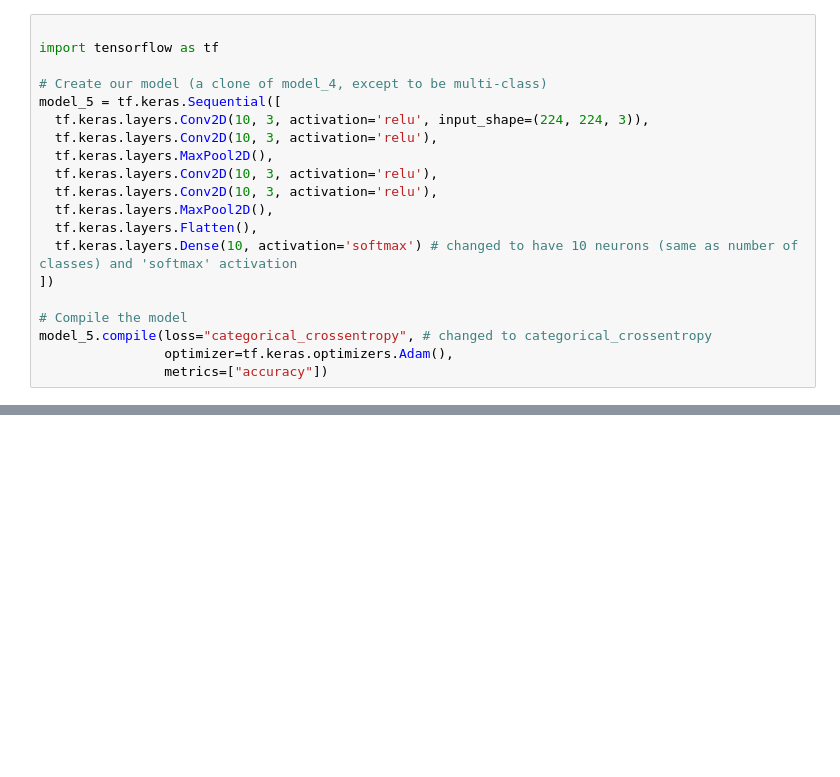
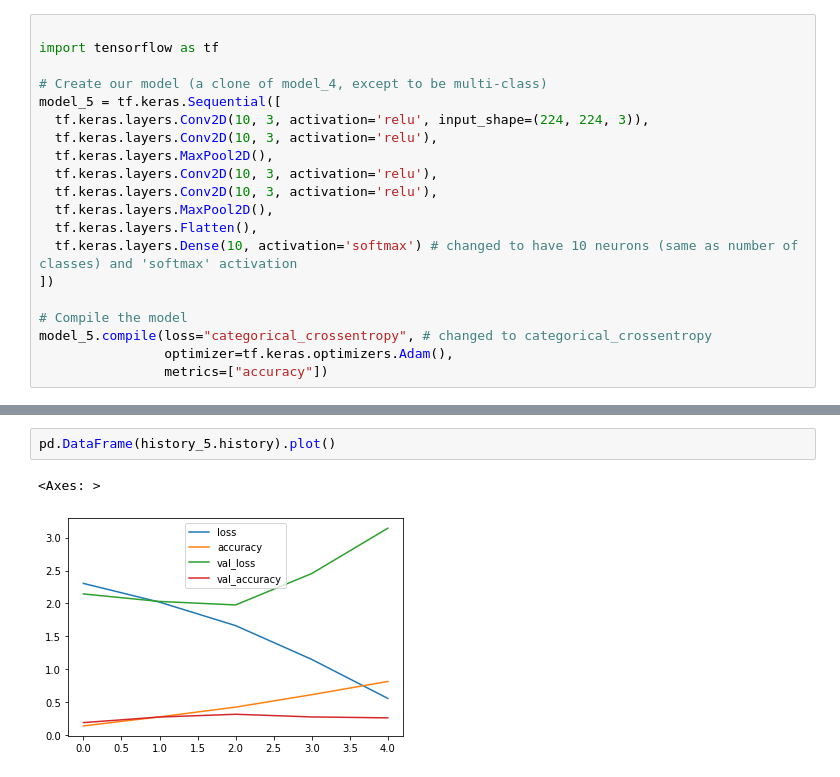
Before and after one commit to Anikate-De/TensorFlow-Deep-Learning, a Jupyter notebook: Convolutional Neural Network.ipynb, the cells around one changed output, grey strips where cells are left out. Saved outputs shown, nothing was run; the diff lists cells and outputs as text; blank space fills up the shorter version.

```diff
--- a/Convolutional Neural Network.ipynb
+++ b/Convolutional Neural Network.ipynb
@@ -696,0 +702,5 @@ Epoch 5/5
+# %%
+pd.DataFrame(history_5.history).plot()
+# %% [output]
+<Axes: >
+[figure, added]
```
Also changed, not shown: parts of 31 cells of this notebook.
